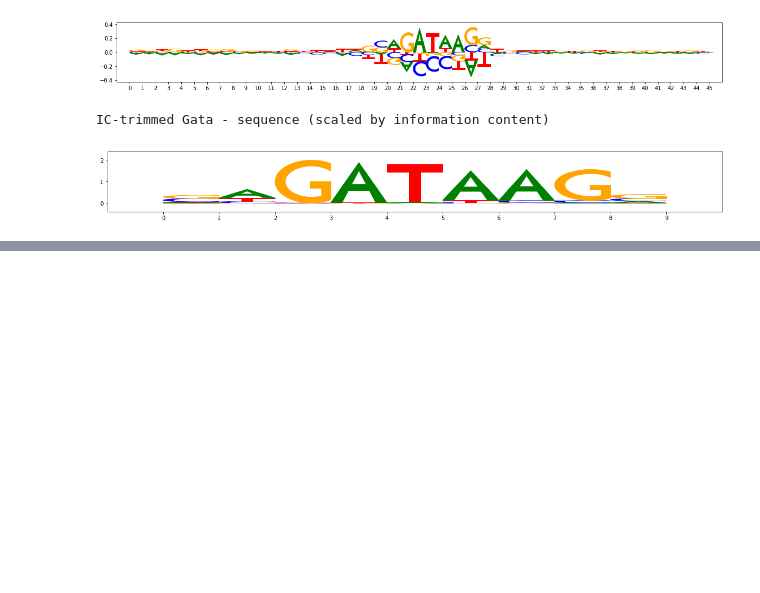
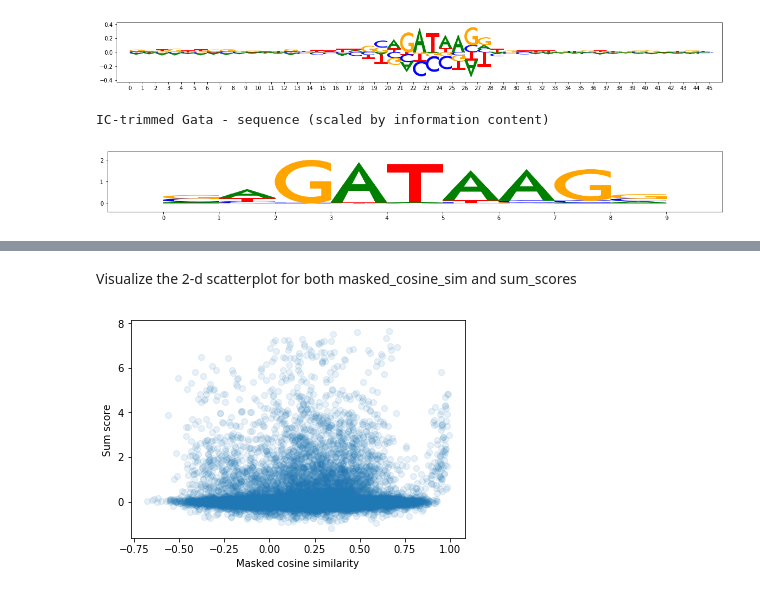
Before and after one commit to kundajelab/tfmodisco, a Jupyter notebook: examples/simulated_TAL_GATA_deeplearning/(On_Google_Colab)_With_Hit_Scoring_TF_MoDISco_TAL_GATA.ipynb, the cells around one changed output, grey strips where cells are left out. Drawn from its saved outputs; the diff is of its cells as text; code cells hidden in the pictures; blank space fills up the shorter version.

```diff
--- a/examples/simulated_TAL_GATA_deeplearning/(On_Google_Colab)_With_Hit_Scoring_TF_MoDISco_TAL_GATA.ipynb
+++ b/examples/simulated_TAL_GATA_deeplearning/(On_Google_Colab)_With_Hit_Scoring_TF_MoDISco_TAL_GATA.ipynb
@@ -427,0 +429,38 @@ This simply consists of taking the sum of the contribution scores in a given win
+# %%
+#compute the masked hCWM cosine similarity.
+#In the TAL-GATA simulation, only the forward versions of
+# the motifs had been embedded for simplicity. But for demonstration purposes, we will scan
+# for both the fwd and reverse motif.
+#We will use the scores for task 0, which is a 1 iff both the TAL (CAGATG) and GATA (GATAAG)
+# motifs are present in the sequence.
+imp_scores = np.array(task_to_scores["task0"])
+onehot_seq = np.array(onehot_data)
+fwd_masked_cosine_sim = modisco.util.compute_masked_cosine_sim(
+                                     imp_scores=imp_scores,
+                                     onehot_seq=onehot_seq,
+                                     weightmat=trimmed_gata["task0_hypothetical_contribs"].fwd)
+rev_masked_cosine_sim = modisco.util.compute_masked_cosine_sim(
+                                     imp_scores=imp_scores,
+                                     onehot_seq=onehot_seq,
+                                     weightmat=trimmed_gata["task0_hypothetical_contribs"].rev)
+
+#We take the max of the masked_cosine_sim on the fwd and reverse strands
+is_fwd_masked_cosine_sim = fwd_masked_cosine_sim > rev_masked_cosine_sim
+masked_cosine_sim = (fwd_masked_cosine_sim*is_fwd_masked_cosine_sim
+                     + rev_masked_cosine_sim*(is_fwd_masked_cosine_sim==False))
+
+#Also look at the total sum of scores in each window
+sum_scores = modisco.util.compute_sum_scores(imp_scores=imp_scores,
+                                             window_size=len(trimmed_gata["task0_hypothetical_contribs"].fwd))
+# %% [markdown]
+Visualize the 2-d scatterplot for both masked_cosine_sim and sum_scores
+# %%
+#note that if you have a large number of datapoints here, you would likely want to subsample
+# from the arrays. This can be achieved with, e.g. masked_cosine_sim.ravel()[::sumsample_factor]
+# you may also want to decrease alpha on the scatterplot. In matplotlib, alpha can be as low as 0.002
+plt.scatter(masked_cosine_sim.ravel(), sum_scores.ravel(), alpha=0.1)
+plt.xlabel("Masked cosine similarity")
+plt.ylabel("Sum score")
+plt.show()
+# %% [output]
+[figure, added]
```
Also changed, not shown: parts of 14 cells of this notebook, 1 other file.
